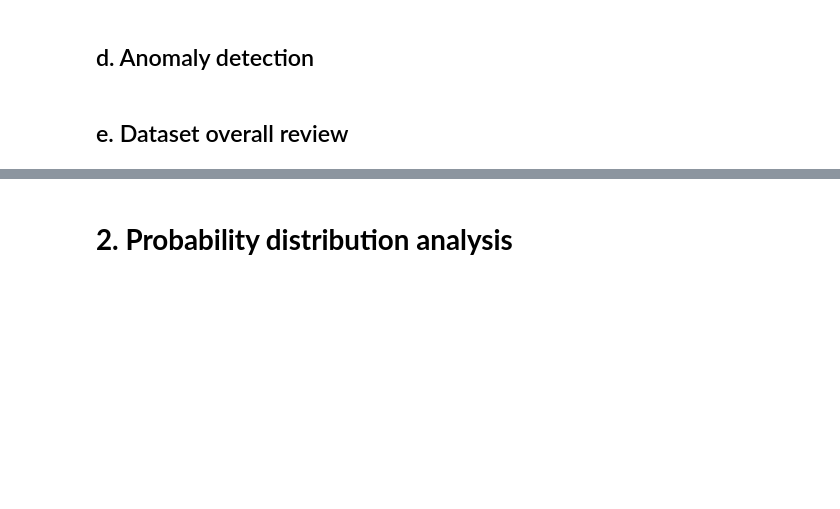
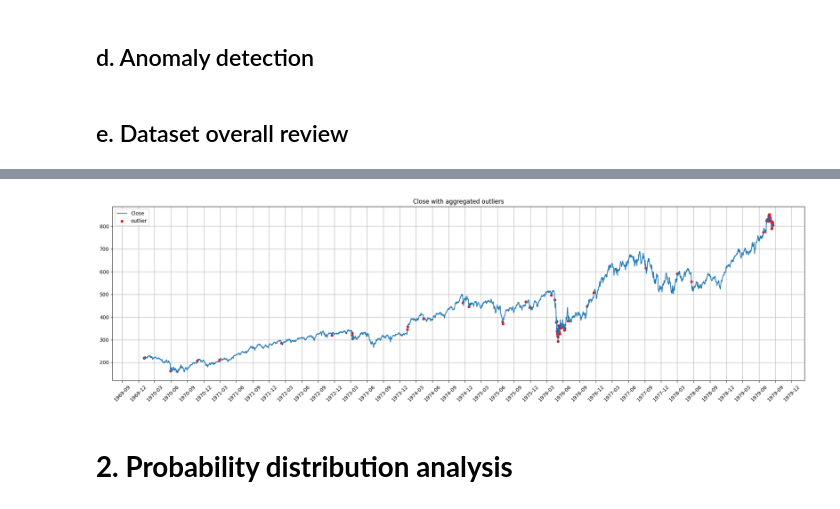
Before and after one commit to VictorNguyenLPN/sp500-dav, a Jupyter notebook: notebook_qhuy.ipynb, the cells around one changed output, grey strips where cells are left out. Cells and saved outputs as stored; diff of their text form; code cells hidden in the pictures; blank space fills up the shorter version.

Commit message:
add anomaly detection

```diff
--- a/notebook_qhuy.ipynb
+++ b/notebook_qhuy.ipynb
@@ -378,0 +407,8 @@ plt.show()
+# %%
+def aggregate_outliers(df, methods_dict):
+    out_df = pd.DataFrame(index=df.index)
+    for name, mask in methods_dict.items():
+        out_df[name] = mask.astype(bool)
+    out_df['any_outlier'] = out_df.any(axis=1)
+    out_df['n_methods_flagged'] = out_df.drop(columns=['any_outlier']).sum(axis=1)
+    return out_df
@@ -378,0 +432,33 @@ plt.show()
+# %%
+numeric_cols = data.select_dtypes(include=[np.number]).columns.tolist()
+zflags = detect_outliers_zscore(data, cols=numeric_cols, z_thresh=3.0)
+iqrflags = detect_outliers_iqr(data, cols=numeric_cols, k=1.5)
+roll_mask, roll_mean, roll_std = detect_outliers_rolling(data, col='Close', window=20, z_thresh=3.0)
+
+try:
+    decomp_mask, decomp = detect_outliers_decompose(data, col='Close', model='additive', period=252, z_thresh=3.0)
+except ValueError:
+    decomp_mask = pd.Series(False, index=data.index)
+
+arima_mask, arima_res = detect_outliers_arima_residuals(data, col='Close', order=(1,1,1), z_thresh=3.5)
+
+iso_mask, iso_scores = detect_outliers_isolationforest(data, feature_cols=numeric_cols, contamination=0.01)
+
+methods_close = {
+    'z_close': zflags['Close'],
+    'iqr_close': iqrflags['Close'],
+    'rolling_close': roll_mask,
+    'decomp_close': decomp_mask,
+    'arima_close': arima_mask,
+    'iso_multivariate': iso_mask
+}
+agg_close = aggregate_outliers(data, methods_close)
+
+methods_cols = {}
+for c in numeric_cols:
+    methods_cols[f'{c}_z'] = zflags[c]
+    methods_cols[f'{c}_iqr'] = iqrflags[c]
+agg_all = aggregate_outliers(data, methods_cols)
+
+print("Top Close anomalies (any method):")
+print(agg_close[agg_close['any_outlier']].sort_values('n_methods_flagged', ascending=False).head(20))
@@ -379,3 +484,7 @@ plt.show()
+# %%
+plot_time_series_with_flags(data, col='Close', flags=agg_close['any_outlier'], title="Close with aggregated outliers")
+# %% [output]
+[figure, added]
 # %% [markdown]
 # **2. Probability distribution analysis**
 # %% [markdown]
```
Also changed, not shown: parts of 16 cells of this notebook, 7 other files.
